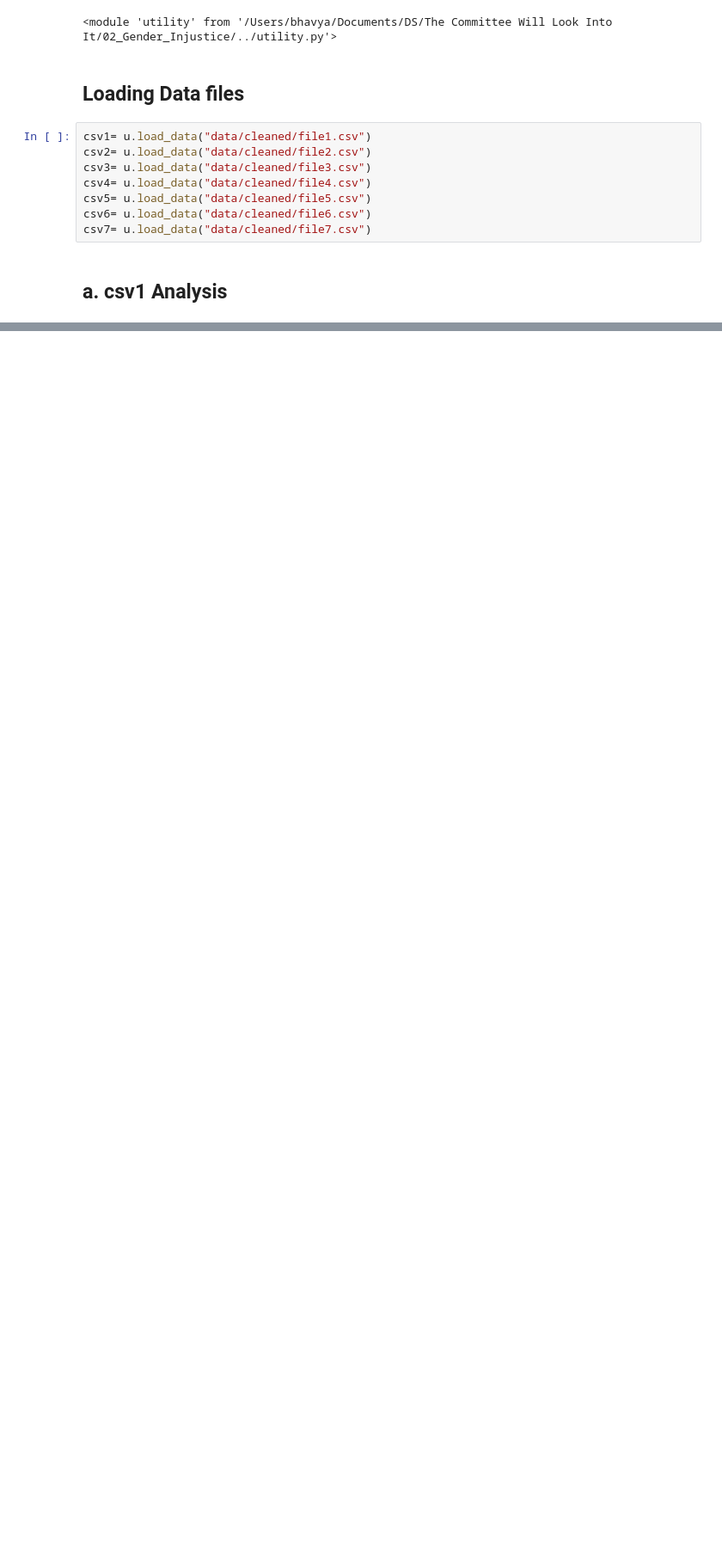
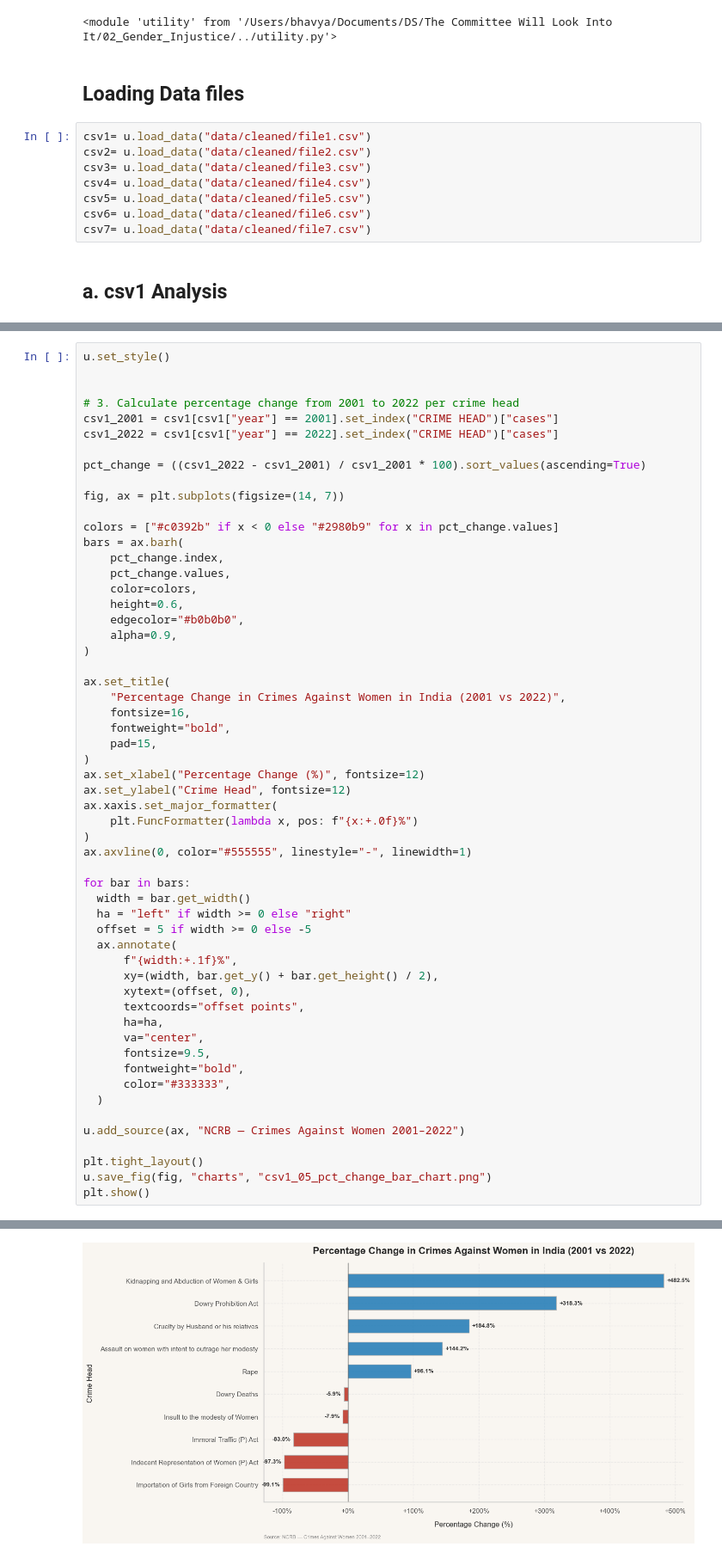
Before and after one commit to bhavya25-ds/The-Committee-Will-Look-Into-It, a Jupyter notebook: 02_Gender_Injustice/03_Analysis.ipynb, the cells around one changed output, grey strips where cells are left out. Shown at 86% size. Saved outputs shown, nothing was run; the diff lists cells and outputs as text; blank space fills up the shorter version.

```diff
--- a/02_Gender_Injustice/03_Analysis.ipynb
+++ b/02_Gender_Injustice/03_Analysis.ipynb
@@ -61,0 +218,57 @@ Chart saved- charts/csv1_01_total_crimes_per_year.png
+# %%
+u.set_style()
+
+
+# 3. Calculate percentage change from 2001 to 2022 per crime head
+csv1_2001 = csv1[csv1["year"] == 2001].set_index("CRIME HEAD")["cases"]
+csv1_2022 = csv1[csv1["year"] == 2022].set_index("CRIME HEAD")["cases"]
+
+pct_change = ((csv1_2022 - csv1_2001) / csv1_2001 * 100).sort_values(ascending=True)
+
+fig, ax = plt.subplots(figsize=(14, 7))
+
+colors = ["#c0392b" if x < 0 else "#2980b9" for x in pct_change.values]
+bars = ax.barh(
+    pct_change.index,
+    pct_change.values,
+    color=colors,
+    height=0.6,
+    edgecolor="#b0b0b0",
+    alpha=0.9,
+)
+
+ax.set_title(
+    "Percentage Change in Crimes Against Women in India (2001 vs 2022)",
+    fontsize=16,
+    fontweight="bold",
+    pad=15,
+)
+ax.set_xlabel("Percentage Change (%)", fontsize=12)
+ax.set_ylabel("Crime Head", fontsize=12)
+ax.xaxis.set_major_formatter(
+    plt.FuncFormatter(lambda x, pos: f"{x:+.0f}%")
+)
+ax.axvline(0, color="#555555", linestyle="-", linewidth=1)
+
+for bar in bars:
+  width = bar.get_width()
+  ha = "left" if width >= 0 else "right"
+  offset = 5 if width >= 0 else -5
+  ax.annotate(
+      f"{width:+.1f}%",
+      xy=(width, bar.get_y() + bar.get_height() / 2),
+      xytext=(offset, 0),
+      textcoords="offset points",
+      ha=ha,
+      va="center",
+      fontsize=9.5,
+      fontweight="bold",
+      color="#333333",
+  )
+
+u.add_source(ax, "NCRB — Crimes Against Women 2001–2022")
+
+plt.tight_layout()
+u.save_fig(fig, "charts", "csv1_05_pct_change_bar_chart.png")
+plt.show()
+# %% [output]
@@ -61,0 +276 @@ Chart saved- charts/csv1_01_total_crimes_per_year.png
+[figure, added]
```
Also changed, not shown: parts of 6 cells of this notebook, 5 other files.
